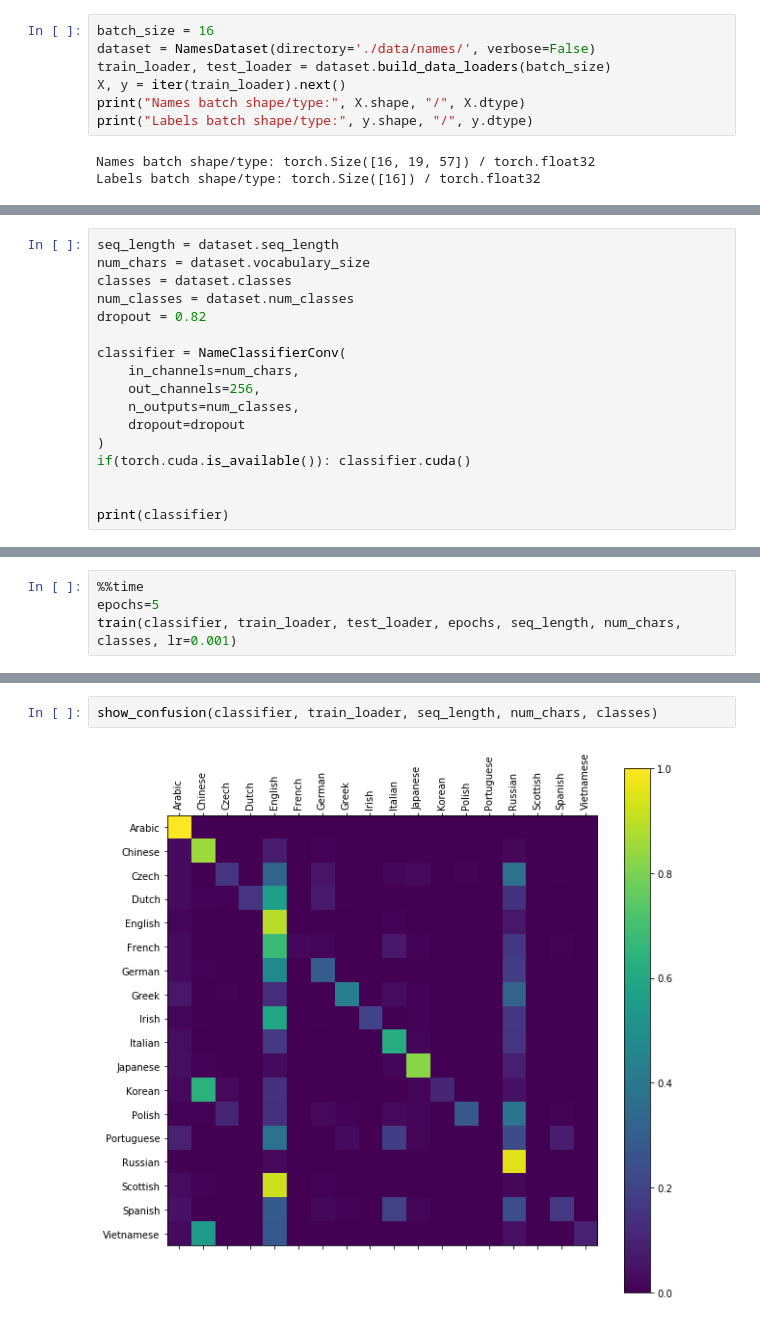
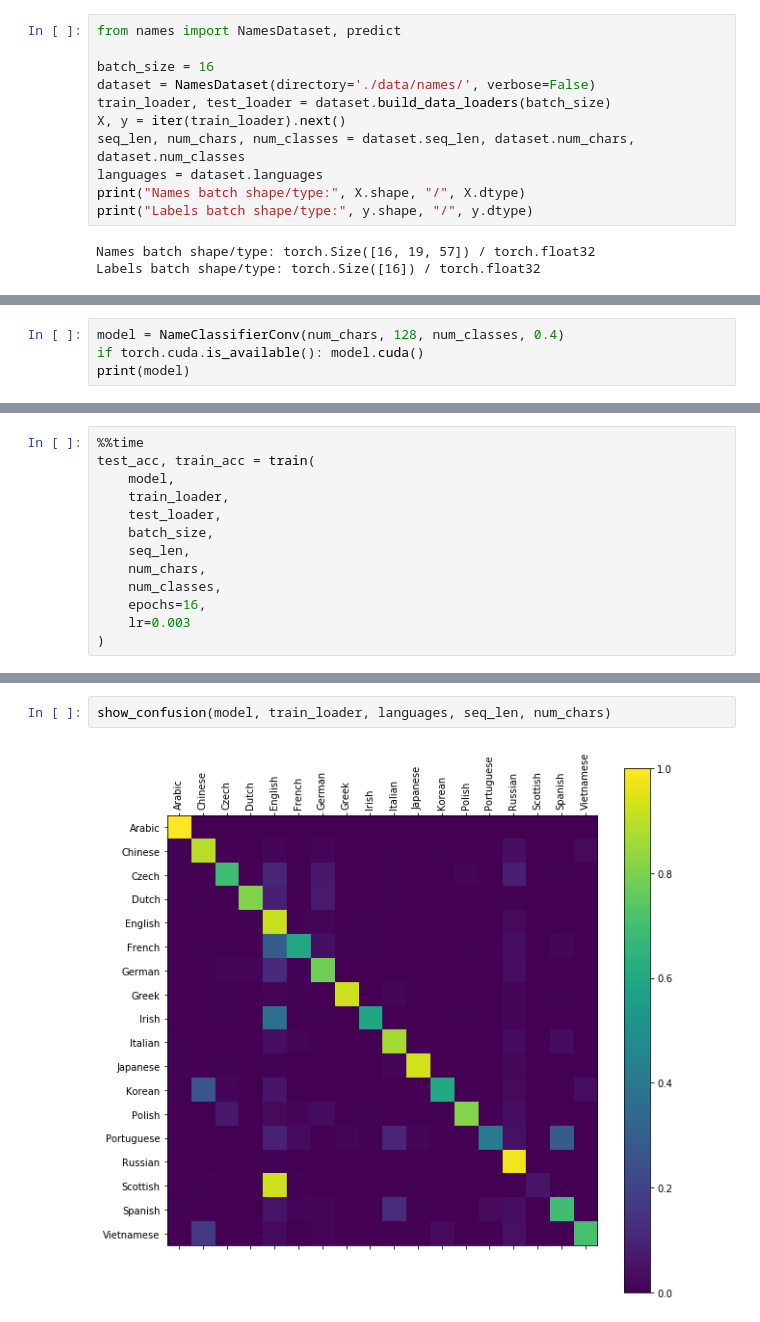
Before and after one commit to bobflagg/classifying-names, a Jupyter notebook: Classifying-Names-CNN.ipynb, the cells around one changed output, grey strips where cells are left out. Drawn from its saved outputs; the diff is of its cells as text.

```diff
--- a/Classifying-Names-CNN.ipynb
+++ b/Classifying-Names-CNN.ipynb
@@ -15,8 +7,12 @@ from util import get_accuracy, show_confusion
 # %%
+from names import NamesDataset, predict
+
 batch_size = 16
 dataset = NamesDataset(directory='./data/names/', verbose=False)
 train_loader, test_loader = dataset.build_data_loaders(batch_size)
 X, y = iter(train_loader).next()
+seq_len, num_chars, num_classes = dataset.seq_len, dataset.num_chars, dataset.num_classes
+languages = dataset.languages
 print("Names batch shape/type:", X.shape, "/", X.dtype)
 print("Labels batch shape/type:", y.shape, "/", y.dtype)
 # %% [output]
@@ -54,0 +63,4 @@ class NameClassifierConv(nn.Module):
+# %%
+model = NameClassifierConv(num_chars, 128, num_classes, 0.4)
+if torch.cuda.is_available(): model.cuda()
+print(model)
@@ -121,17 +134,0 @@ def train(model, train_loader, test_loader, epochs, seq_length, num_chars, class
-# %%
-seq_length = dataset.seq_length
-num_chars = dataset.vocabulary_size
-classes = dataset.classes
-num_classes = dataset.num_classes
-dropout = 0.82
-
-classifier = NameClassifierConv(
-    in_channels=num_chars,
-    out_channels=256,
-    n_outputs=num_classes,
-    dropout=dropout
-)
-if(torch.cuda.is_available()): classifier.cuda()
-
-
-print(classifier)
@@ -147,5 +135,14 @@ NameClassifierConv(
 # %%
 %%time
-epochs=5
-train(classifier, train_loader, test_loader, epochs, seq_length, num_chars, classes, lr=0.001)
+test_acc, train_acc = train(
+    model,
+    train_loader,
+    test_loader,
+    batch_size,
+    seq_len,
+    num_chars,
+    num_classes,
+    epochs=16,
+    lr=0.003
+)
 # %% [output]
@@ -160,4 +177,4 @@ Wall time: 43.1 s
 # %%
-show_confusion(classifier, train_loader, seq_length, num_chars, classes)
+show_confusion(model, train_loader, languages, seq_len, num_chars)
 # %% [output]
-[figure, old version]
+[figure, new version]
```
Also changed, not shown: parts of 16 cells of this notebook, 1 other file.
